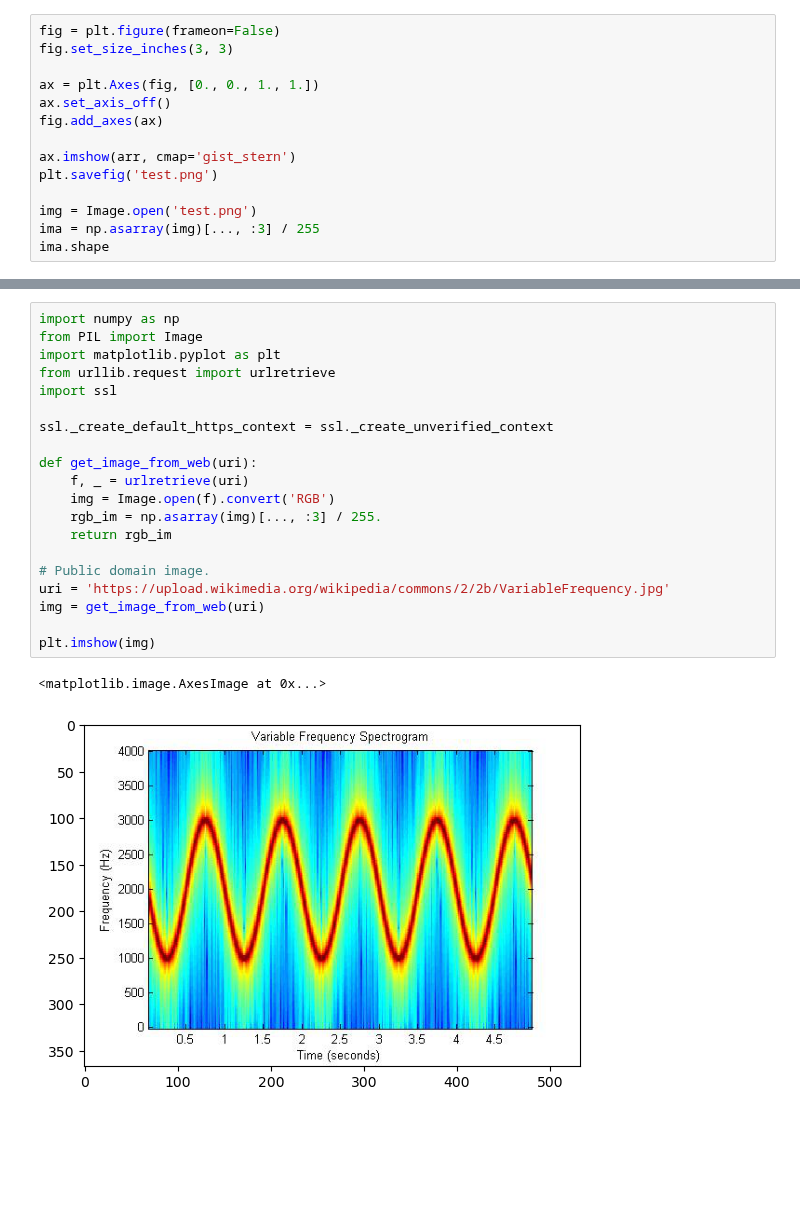
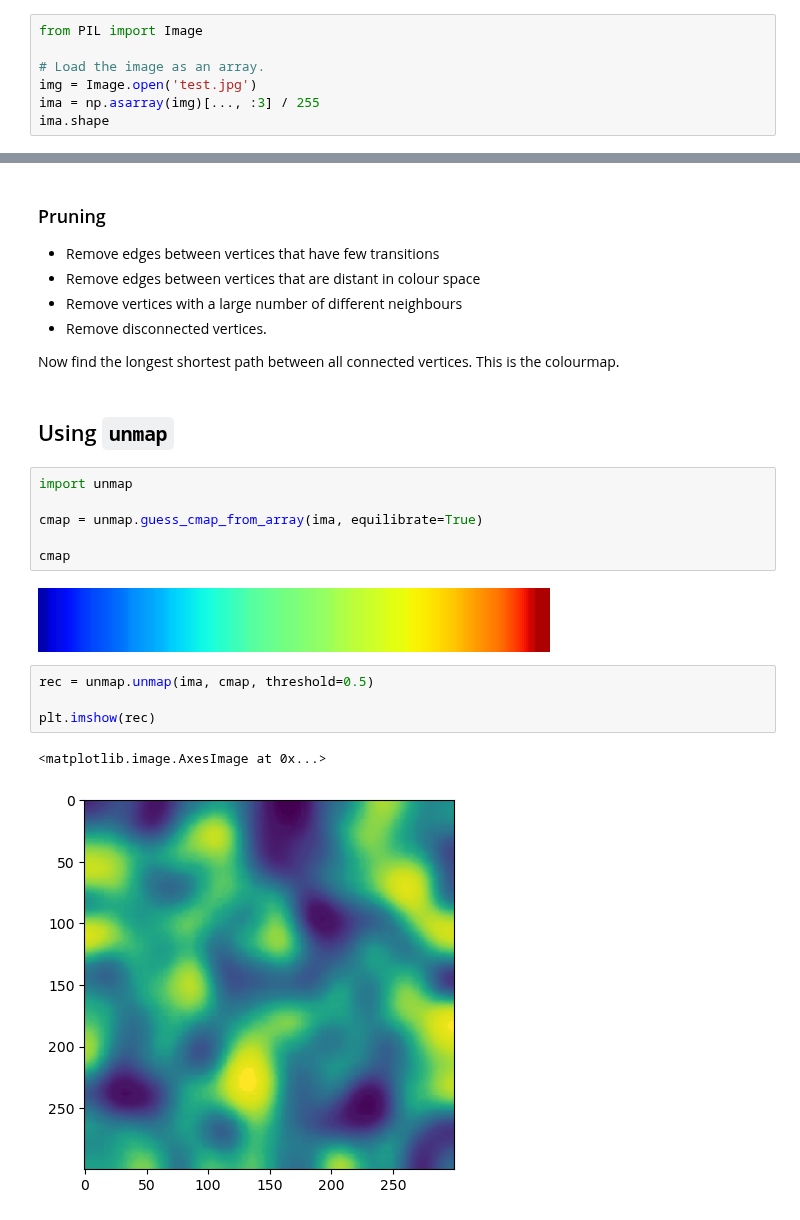
Before and after one commit to kwinkunks/notebooks, a Jupyter notebook: Unmapping.ipynb, the cells around one changed output, grey strips where cells are left out. Drawn from its saved outputs; the diff is of its cells as text; blank space fills up the shorter version.

Commit message:
unmapping

```diff
--- a/Unmapping.ipynb
+++ b/Unmapping.ipynb
@@ -73,15 +118,8 @@ There are various reasons the CMAP you have won't match the colours in the image
 # %%
-fig = plt.figure(frameon=False)
-fig.set_size_inches(3, 3)
+from PIL import Image
 
-ax = plt.Axes(fig, [0., 0., 1., 1.])
-ax.set_axis_off()
-fig.add_axes(ax)
-
-ax.imshow(arr, cmap='gist_stern')
-plt.savefig('test.png')
-
-img = Image.open('test.png')
+# Load the image as an array.
+img = Image.open('test.jpg')
 ima = np.asarray(img)[..., :3] / 255
 ima.shape
 # %% [output]
@@ -155,23 +243,26 @@ ValueError: The parameter `image` must be a 2-dimensional array
+# %% [markdown]
+### Pruning
+
+- Remove edges between vertices that have few transitions
+- Remove edges between vertices that are distant in colour space
+- Remove vertices with a large number of different neighbours
+- Remove disconnected vertices.
+
+Now find the longest shortest path between all connected vertices. This is the colourmap.
+# %% [markdown]
+## Using `unmap`
 # %%
-import numpy as np
-from PIL import Image
-import matplotlib.pyplot as plt
-from urllib.request import urlretrieve
-import ssl
+import unmap
 
-ssl._create_default_https_context = ssl._create_unverified_context
+cmap = unmap.guess_cmap_from_array(ima, equilibrate=True)
 
-def get_image_from_web(uri):
-    f, _ = urlretrieve(uri)
-    img = Image.open(f).convert('RGB')
-    rgb_im = np.asarray(img)[..., :3] / 255.
-    return rgb_im
-
-# Public domain image.
-uri = 'https://upload.wikimedia.org/wikipedia/commons/2/2b/VariableFrequency.jpg'
-img = get_image_from_web(uri)
-
-plt.imshow(img)
+cmap
 # %% [output]
-<matplotlib.image.AxesImage at 0x...>
-[figure, old version]
+[figure, new version]
+# %%
+rec = unmap.unmap(ima, cmap, threshold=0.5)
+
+plt.imshow(rec)
+# %% [output]
+<matplotlib.image.AxesImage at 0x...>
+[figure, added]
```
Also changed, not shown: parts of 47 cells of this notebook, 4 other files.
